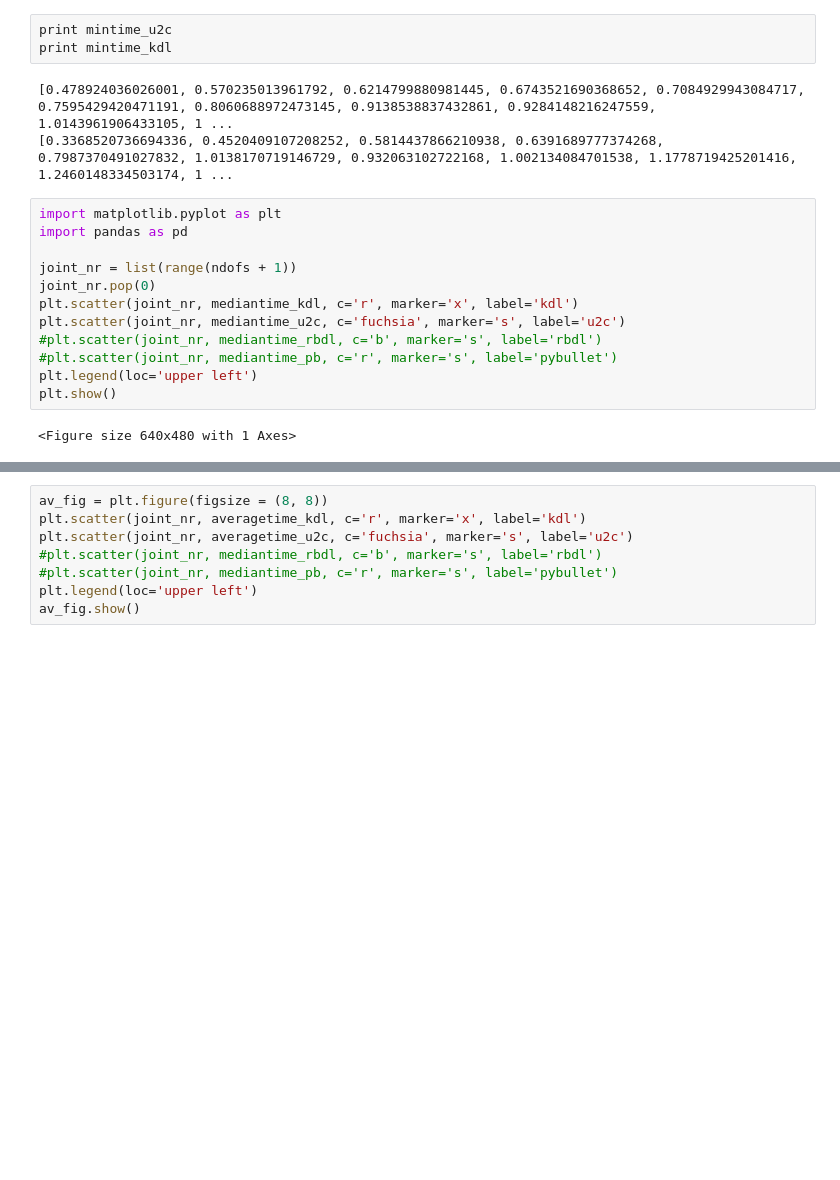
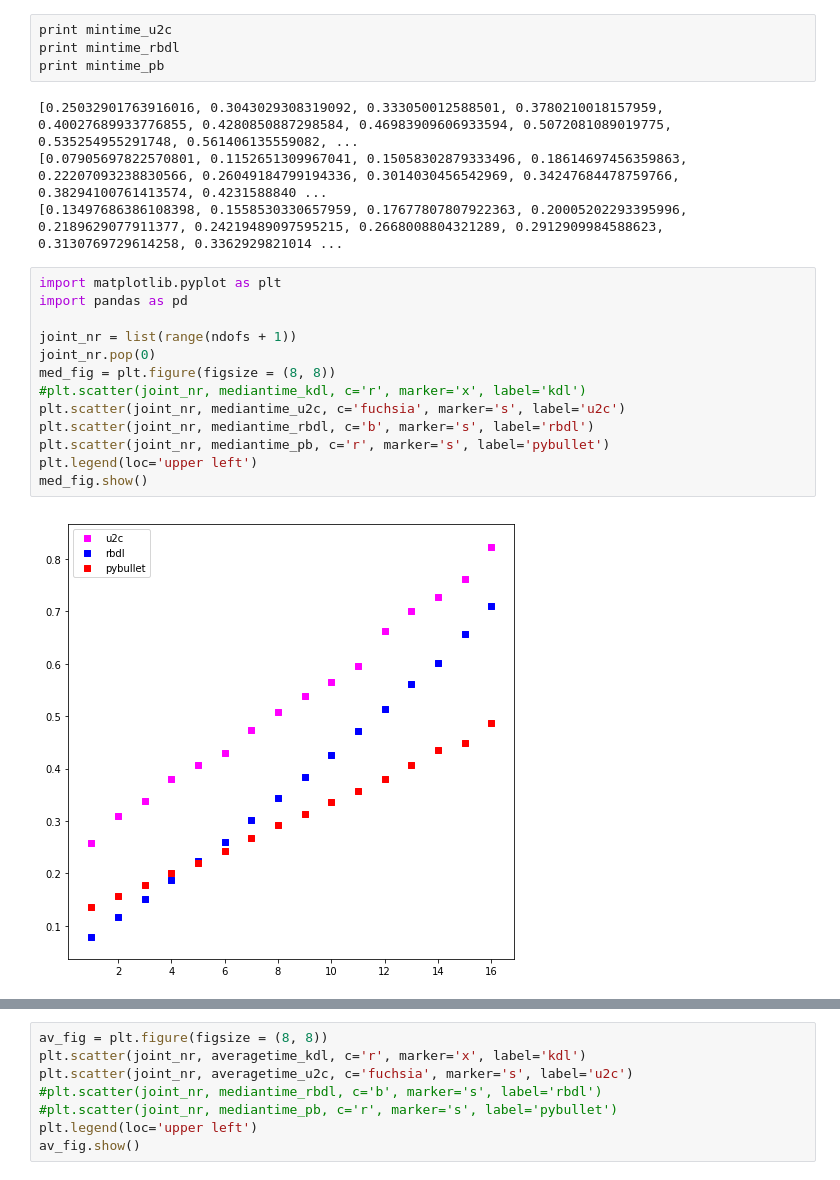
Before and after one commit to mahaarbo/urdf2casadi, a Jupyter notebook: examples/timing/timingscript_inertiamatrix.ipynb, the cells around one changed output, grey strips where cells are left out. Cells and saved outputs as stored; diff of their text form; blank space fills up the shorter version.

```diff
--- a/examples/timing/timingscript_inertiamatrix.ipynb
+++ b/examples/timing/timingscript_inertiamatrix.ipynb
@@ -115,23 +149,26 @@ The root link base_link has an inertia specified in the URDF, but KDL does not s
 # %%
 print mintime_u2c
-print mintime_kdl
+print mintime_rbdl
+print mintime_pb
 # %% [output]
-[0.478924036026001, 0.570235013961792, 0.6214799880981445, 0.6743521690368652, 0.7084929943084717, 0.7595429420471191, 0.8060688972473145, 0.9138538837432861, 0.9284148216247559, 1.0143961906433105, 1 ...
-[0.3368520736694336, 0.4520409107208252, 0.5814437866210938, 0.6391689777374268, 0.7987370491027832, 1.0138170719146729, 0.932063102722168, 1.002134084701538, 1.1778719425201416, 1.2460148334503174, 1 ...
+[0.25032901763916016, 0.3043029308319092, 0.333050012588501, 0.3780210018157959, 0.40027689933776855, 0.4280850887298584, 0.46983909606933594, 0.5072081089019775, 0.535254955291748, 0.561406135559082, ...
+[0.07905697822570801, 0.1152651309967041, 0.15058302879333496, 0.18614697456359863, 0.22207093238830566, 0.26049184799194336, 0.3014030456542969, 0.34247684478759766, 0.38294100761413574, 0.4231588840 ...
+[0.13497686386108398, 0.1558530330657959, 0.17677807807922363, 0.20005202293395996, 0.2189629077911377, 0.24219489097595215, 0.2668008804321289, 0.2912909984588623, 0.3130769729614258, 0.3362929821014 ...
 # %%
 import matplotlib.pyplot as plt
 import pandas as pd
 
 joint_nr = list(range(ndofs + 1))
 joint_nr.pop(0)
-plt.scatter(joint_nr, mediantime_kdl, c='r', marker='x', label='kdl')
+med_fig = plt.figure(figsize = (8, 8))
+#plt.scatter(joint_nr, mediantime_kdl, c='r', marker='x', label='kdl')
 plt.scatter(joint_nr, mediantime_u2c, c='fuchsia', marker='s', label='u2c')
-#plt.scatter(joint_nr, mediantime_rbdl, c='b', marker='s', label='rbdl')
-#plt.scatter(joint_nr, mediantime_pb, c='r', marker='s', label='pybullet')
+plt.scatter(joint_nr, mediantime_rbdl, c='b', marker='s', label='rbdl')
+plt.scatter(joint_nr, mediantime_pb, c='r', marker='s', label='pybullet')
 plt.legend(loc='upper left')
-plt.show()
+med_fig.show()
 # %% [output]
-<Figure size 640x480 with 1 Axes>
+[figure, added]
 # %%
 #joint_nr = list(range(ndofs + 1))
 #joint_nr.pop(0)
```
Also changed, not shown: parts of 8 cells of this notebook, 28 other files.
